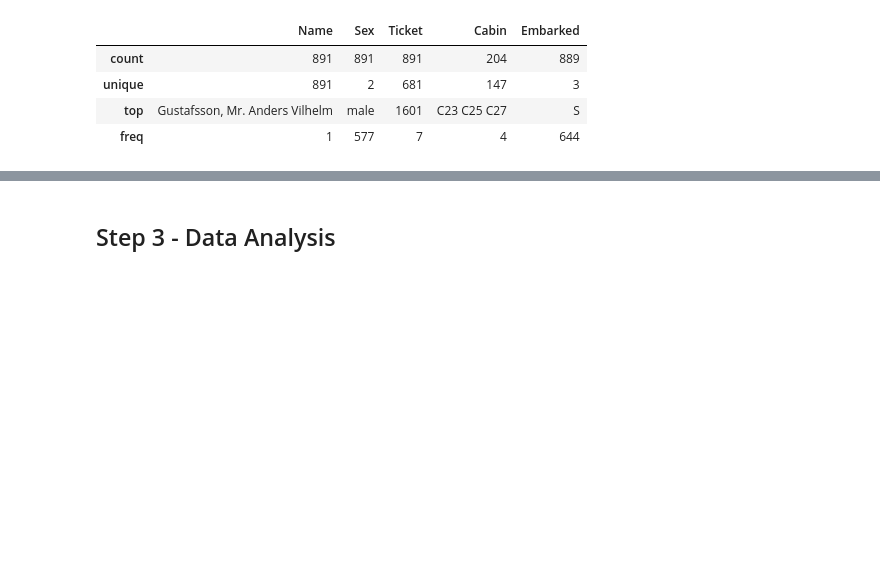
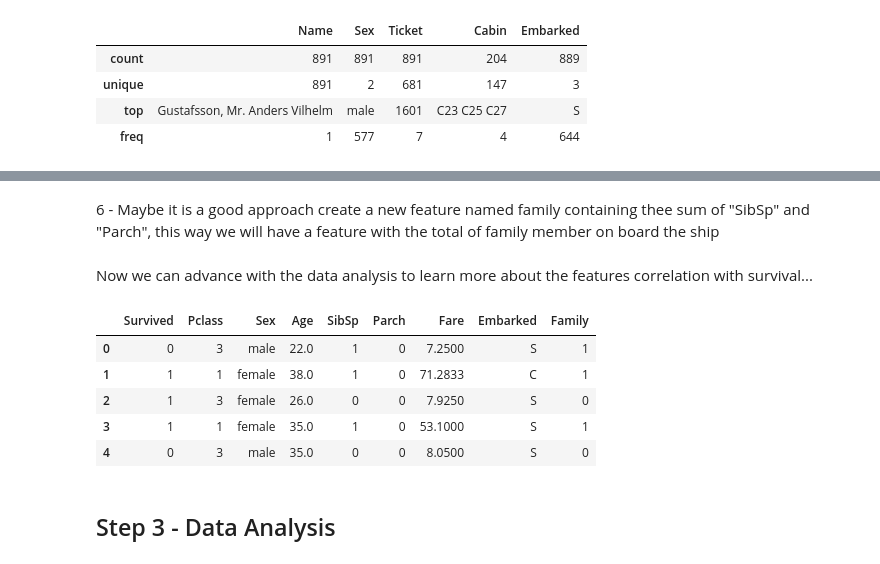
Before and after one commit to felipedaniel1910/TitanicAnalysis, a Jupyter notebook: script.ipynb, the cells around one changed output, grey strips where cells are left out. Saved outputs shown, nothing was run; the diff lists cells and outputs as text; code cells hidden in the pictures; blank space fills up the shorter version.

```diff
--- a/script.ipynb
+++ b/script.ipynb
@@ -153,0 +170,4 @@ train_df.describe(include=['O'])
+# %%
+# I will complete this missing value of the mean of Age feature (looks like a good approach for age)
+train_df['Age'] = train_df['Age'].fillna(train_df['Age'].mean()) #filling the age of train dataset
+test_df['Age'] = test_df['Age'].fillna(test_df['Age'].mean()) #filling the age of test dataset
@@ -154,2 +179,24 @@ train_df.describe(include=['O'])
+# %%
+# drop the columns using "drop" method of Pandas
+train_df.drop(["Ticket","Name","PassengerId","Cabin"], axis=1, inplace=True) # drop features of train dataset
+test_df.drop(["Ticket","Name","PassengerId","Cabin"], axis=1, inplace=True) # drop features of test dataset
+# %% [markdown]
+<p>6 - Maybe it is a good approach create a new feature named family containing thee sum of "SibSp" and "Parch", this way we will have a feature with the total of family member on board the ship</p>
+# %%
+# Creating the new feature
+train_df['Family'] = train_df['SibSp'] + train_df['Parch'] # create the new column in the train dataset
+test_df['Family'] = test_df['SibSp'] + test_df['Parch'] # create the new column in the test dataset
+# %% [markdown]
+<p>Now we can advance with the data analysis to learn more about the features correlation with survival...</p>
+# %%
+# preprocessed dataset train_df
+train_df.head()
+# %% [output]
+|  | Survived | Pclass | Sex | Age | SibSp | Parch | Fare | Embarked | Family |
+| 0 | 0 | 3 | male | 22.0 | 1 | 0 | 7.2500 | S | 1 |
+| 1 | 1 | 1 | female | 38.0 | 1 | 0 | 71.2833 | C | 1 |
+| 2 | 1 | 3 | female | 26.0 | 0 | 0 | 7.9250 | S | 0 |
+| 3 | 1 | 1 | female | 35.0 | 1 | 0 | 53.1000 | S | 1 |
+| 4 | 0 | 3 | male | 35.0 | 0 | 0 | 8.0500 | S | 0 |
 # %% [markdown]
 <h2>Step 3 - Data Analysis</h2>
```
Also changed, not shown: parts of 18 cells of this notebook.
